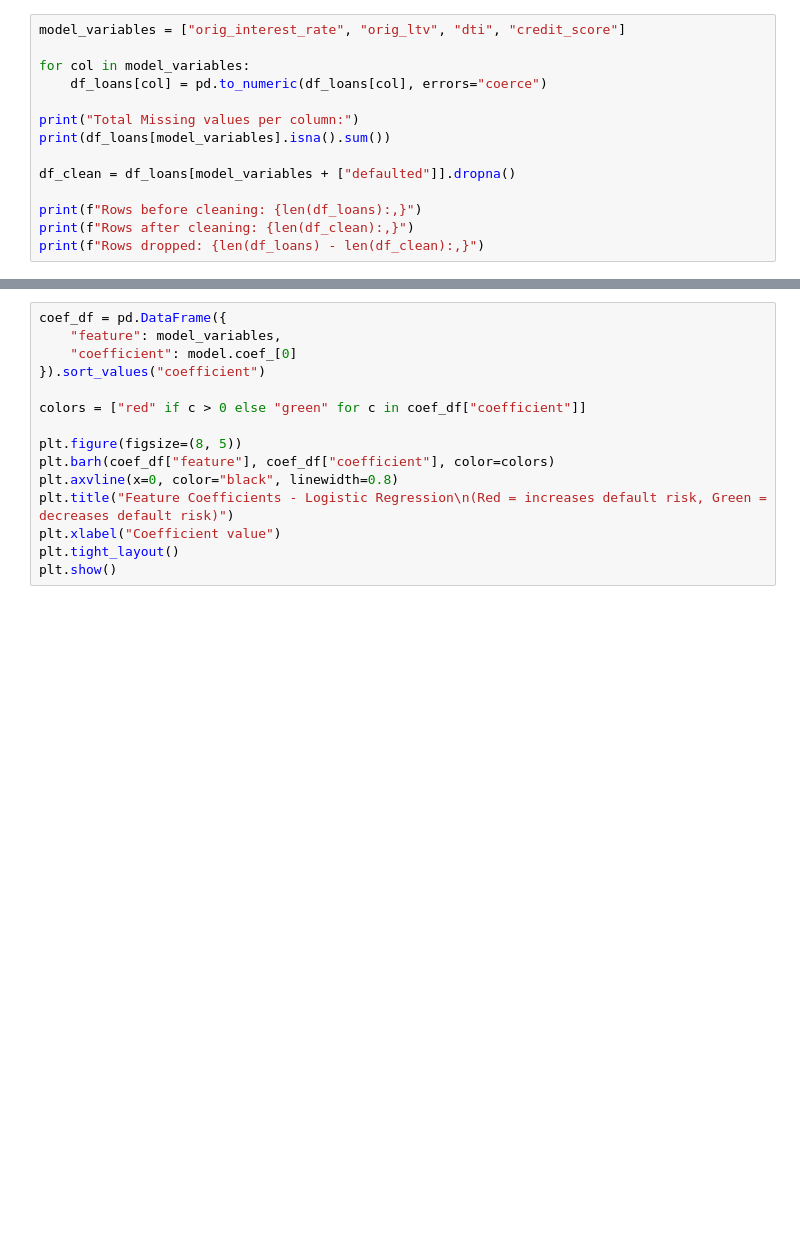
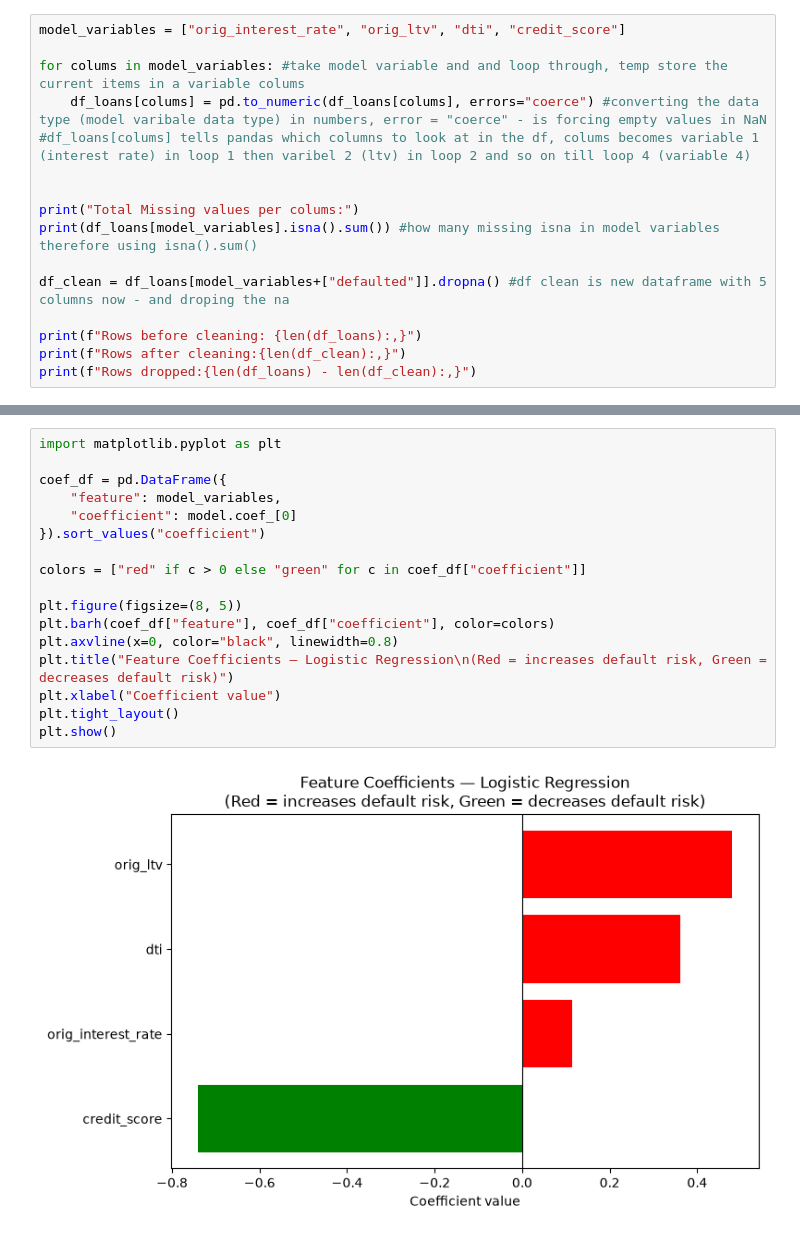
Before and after one commit to ShubhiBhardwaj/mortgage-default-prediction, a Jupyter notebook: Mortgage LR code.ipynb, the cells around one changed output, grey strips where cells are left out. Saved outputs shown, nothing was run; the diff lists cells and outputs as text; blank space fills up the shorter version.

```diff
--- a/Mortgage LR code.ipynb
+++ b/Mortgage LR code.ipynb
@@ -71,14 +106,16 @@ print(f"Default rate: {df_loans['defaulted'].mean()*100:.2f}%")
 # %%
 model_variables = ["orig_interest_rate", "orig_ltv", "dti", "credit_score"]
 
-for col in model_variables:
-    df_loans[col] = pd.to_numeric(df_loans[col], errors="coerce")
+for colums in model_variables: #take model variable and and loop through, temp store the current items in a variable colums
+    df_loans[colums] = pd.to_numeric(df_loans[colums], errors="coerce") #converting the data type (model varibale data type) in numbers, error = "coerce" - is forcing empty values in NaN
+#df_loans[colums] tells pandas which columns to look at in the df, colums becomes variable 1 (interest rate) in loop 1 then varibel 2 (ltv) in loop 2 and so on till loop 4 (variable 4)
 
-print("Total Missing values per column:")
-print(df_loans[model_variables].isna().sum())
 
-df_clean = df_loans[model_variables + ["defaulted"]].dropna()
+print("Total Missing values per colums:")
+print(df_loans[model_variables].isna().sum()) #how many missing isna in model variables therefore using isna().sum()
+
+df_clean = df_loans[model_variables+["defaulted"]].dropna() #df clean is new dataframe with 5 columns now - and droping the na
 
 print(f"Rows before cleaning: {len(df_loans):,}")
-print(f"Rows after cleaning: {len(df_clean):,}")
-print(f"Rows dropped: {len(df_loans) - len(df_clean):,}")
+print(f"Rows after cleaning:{len(df_clean):,}")
+print(f"Rows dropped:{len(df_loans) - len(df_clean):,}")
@@ -141,15 +233,19 @@ for threshold in [0.3, 0.4, 0.5, 0.6, 0.7]:
 # %%
+import matplotlib.pyplot as plt
+
 coef_df = pd.DataFrame({
     "feature": model_variables,
     "coefficient": model.coef_[0]
 }).sort_values("coefficient")
 
 colors = ["red" if c > 0 else "green" for c in coef_df["coefficient"]]
 
 plt.figure(figsize=(8, 5))
 plt.barh(coef_df["feature"], coef_df["coefficient"], color=colors)
 plt.axvline(x=0, color="black", linewidth=0.8)
-plt.title("Feature Coefficients - Logistic Regression\n(Red = increases default risk, Green = decreases default risk)")
+plt.title("Feature Coefficients — Logistic Regression\n(Red = increases default risk, Green = decreases default risk)")
 plt.xlabel("Coefficient value")
 plt.tight_layout()
 plt.show()
+# %% [output]
+[figure, added]
```
Also changed, not shown: parts of 12 cells of this notebook.
